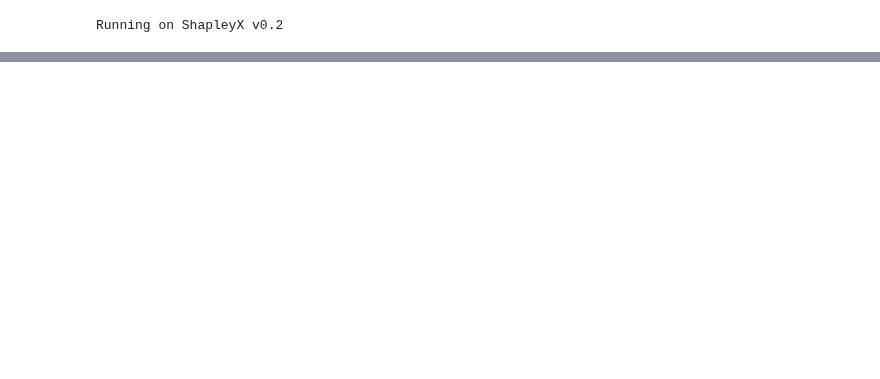
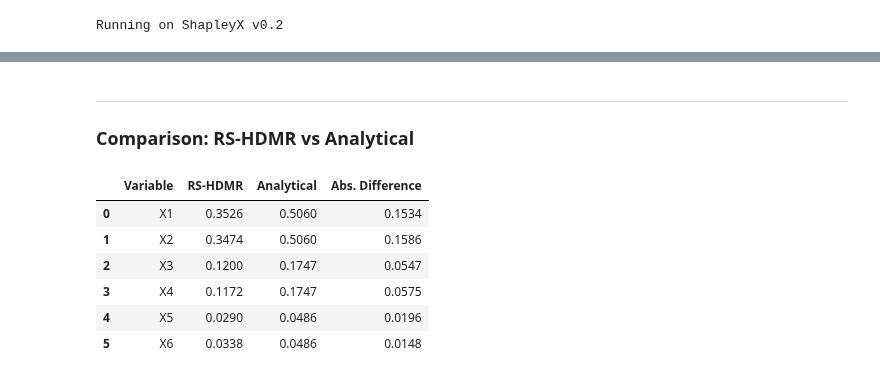
Before and after one commit to frbennett/shapleyx, a Jupyter notebook: docs/tutorials/owen_product_function.ipynb, the cells around one changed output, grey strips where cells are left out. Cells and saved outputs as stored; diff of their text form; code cells hidden in the pictures; blank space fills up the shorter version.

```diff
--- a/docs/tutorials/owen_product_function.ipynb
+++ b/docs/tutorials/owen_product_function.ipynb
@@ -198,0 +206,21 @@ plt.show()
+# %% [markdown]
+---
+### Comparison: RS-HDMR vs Analytical
+# %%
+comparison = pd.DataFrame({
+    'Variable': shap['label'],
+    'RS-HDMR': shap['scaled effect'].round(4),
+    'Analytical': shap['analytical'].round(4),
+})
+comparison['Abs. Difference'] = np.abs(
+    comparison['RS-HDMR'] - comparison['Analytical']
+).round(4)
+comparison
+# %% [output]
+|  | Variable | RS-HDMR | Analytical | Abs. Difference |
+| 0 | X1 | 0.3526 | 0.5060 | 0.1534 |
+| 1 | X2 | 0.3474 | 0.5060 | 0.1586 |
+| 2 | X3 | 0.1200 | 0.1747 | 0.0547 |
+| 3 | X4 | 0.1172 | 0.1747 | 0.0575 |
+| 4 | X5 | 0.0290 | 0.0486 | 0.0196 |
+| 5 | X6 | 0.0338 | 0.0486 | 0.0148 |
```
Also changed, not shown: parts of 26 cells of this notebook, 3 other files.
